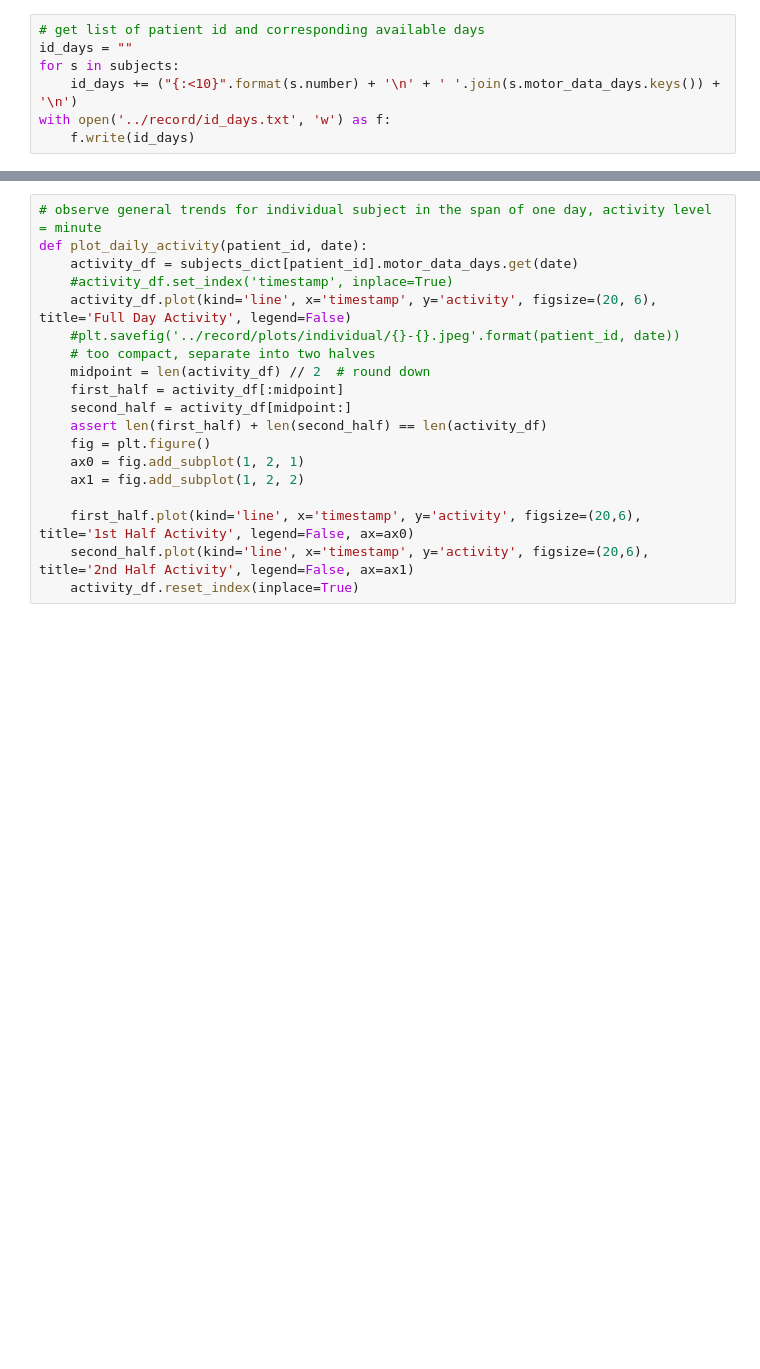
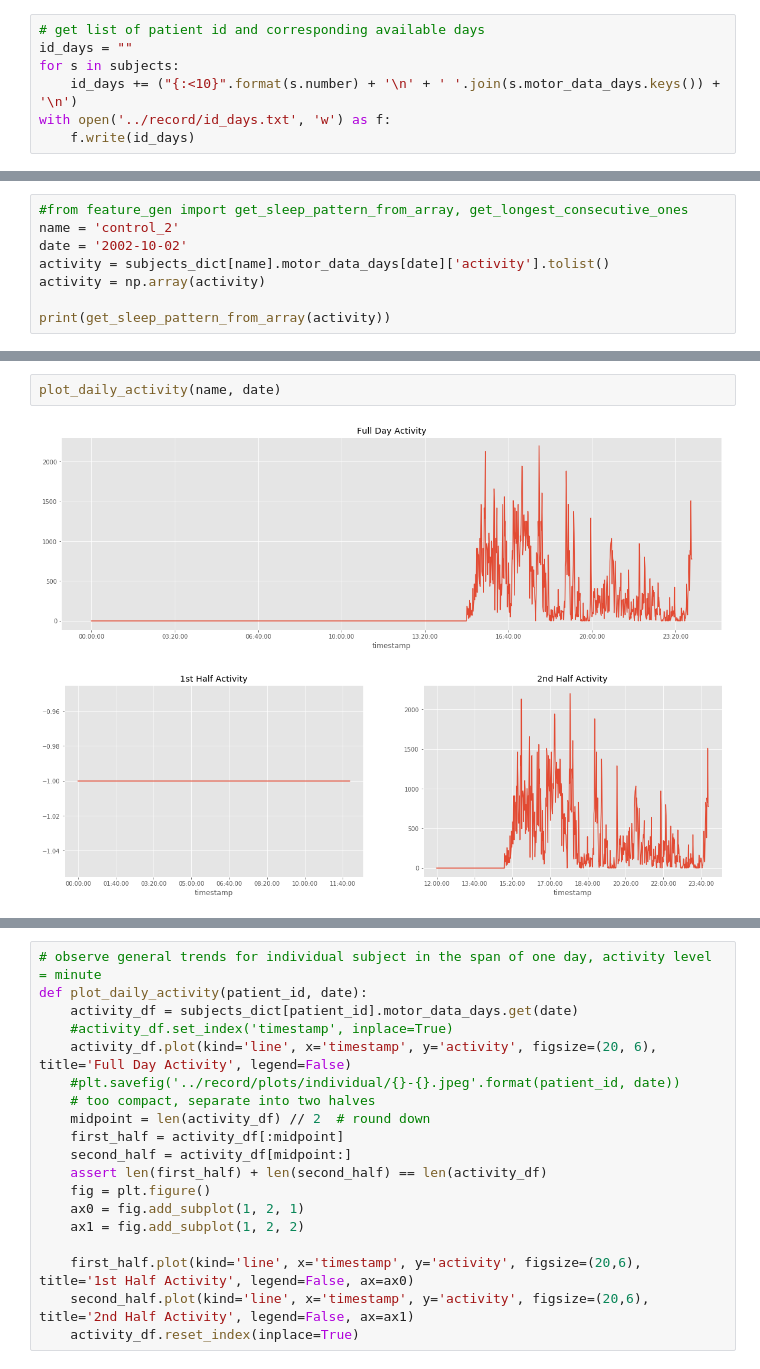
Before and after one commit to karenacorn99/depression-and-motor-activity, a Jupyter notebook: code/visualization.ipynb, the cells around one changed output, grey strips where cells are left out. Saved outputs shown, nothing was run; the diff lists cells and outputs as text; blank space fills up the shorter version.

Commit message:
sleep pattern

```diff
--- a/code/visualization.ipynb
+++ b/code/visualization.ipynb
@@ -45,0 +85,8 @@ KeyError: 'acptivity'
+# %%
+#from feature_gen import get_sleep_pattern_from_array, get_longest_consecutive_ones
+name = 'control_2'
+date = '2002-10-02'
+activity = subjects_dict[name].motor_data_days[date]['activity'].tolist()
+activity = np.array(activity)
+
+print(get_sleep_pattern_from_array(activity))
@@ -45,0 +95,5 @@ KeyError: 'acptivity'
+# %%
+plot_daily_activity(name, date)
+# %% [output]
+[figure, added]
+[figure, added]
```
Also changed, not shown: parts of 11 cells of this notebook, 1 other file.
